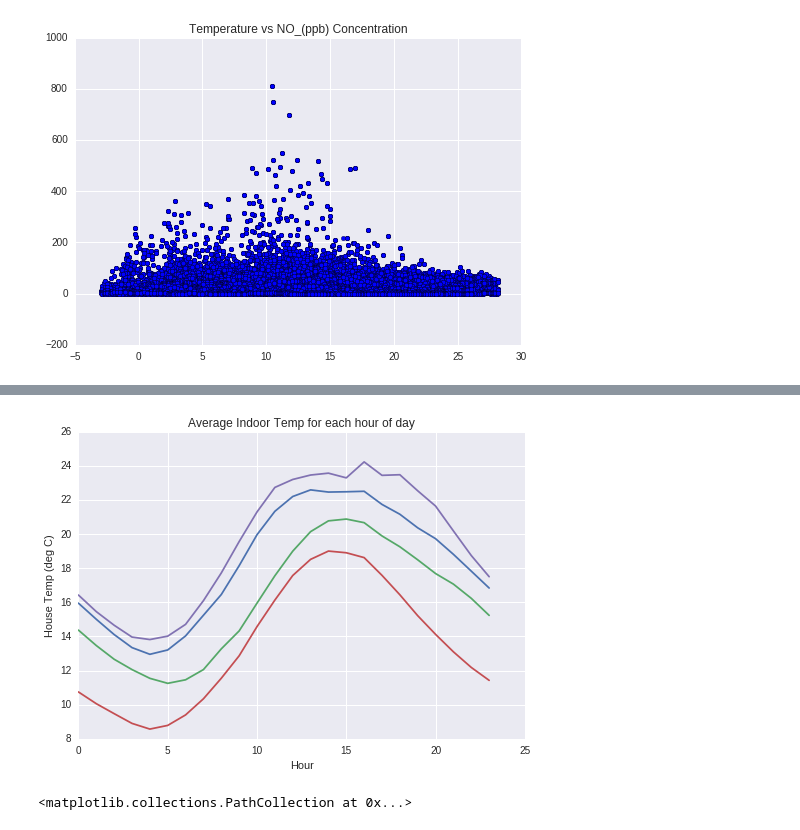
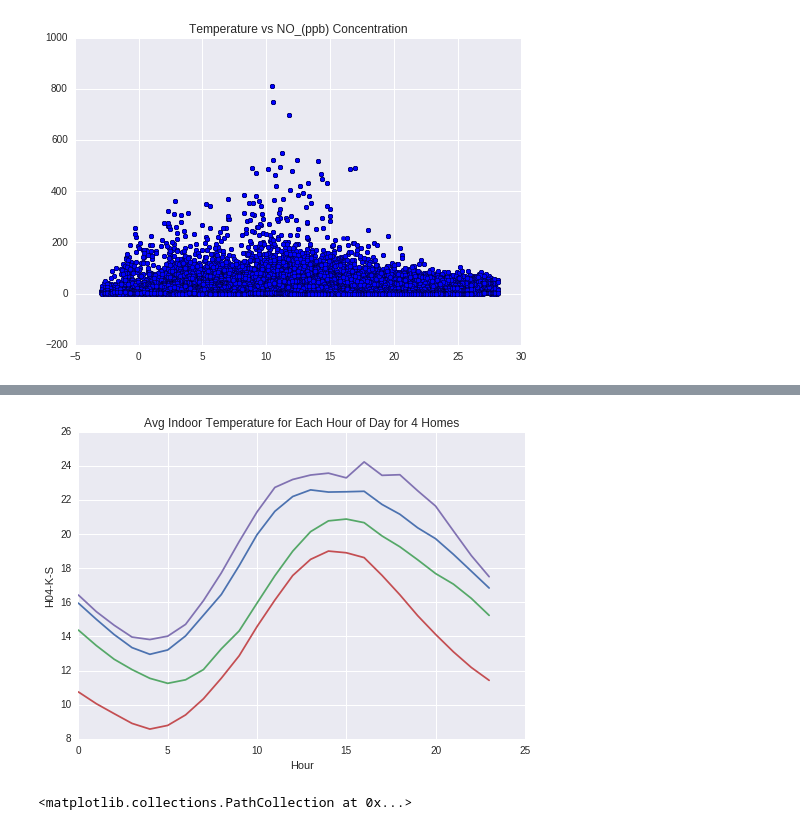
Before and after one commit to BrennaManning/DataScience2016FP, a Jupyter notebook: Beginnings.ipynb, the cells around one changed output, grey strips where cells are left out. Cells and saved outputs as stored; diff of their text form; code cells hidden in the pictures.

```diff
--- a/Beginnings.ipynb
+++ b/Beginnings.ipynb
@@ -185,7 +189,7 @@ scatter_temp_particles(df, 'NO_(ppb)')
 def getmeanfeatureforhour (hourdf, feature):
     res = hourdf[feature].mean()
     return res
-def featurehourplot(df, feature):
+def featurehourplot(df, feature, title):
     #feature for example could be a temperature or pollutant concentration
     dfhour0 = df[df['Hour'] == 0]
     feat0 = getmeanfeatureforhour(dfhour0, feature)
@@ -238,12 +242,12 @@ def featurehourplot(df, feature):
 
     hourlist = [0,1,2,3,4,5,6,7,8,9,10,11,12,13,14,15,16,17,18,19,20,21,22,23]
     featlist = [feat0,feat1,feat2,feat3,feat4,feat5,feat6,feat7,feat8,feat9,feat10,feat11,feat12,feat13,feat14,feat15,feat16,feat17,feat18,feat19,feat20,feat21,feat22,feat23]
-    plt.plot(hourlist, featlist)
+    plt.plot(hourlist, featlist, label=feature)
     plt.legend
     plt.xlabel('Hour')
     if feature[0:1] == 'H0':
         plt.ylabel('House Temp, Degrees C')
     else:
         plt.ylabel(feature)
-    plt.title('Average ' + feature + ' for each hour of day')
+    plt.title(title)
 # %%
@@ -269,10 +273,10 @@ featurehourplot(df, 'SO2_(ppb)')
 # %%
-featurehourplot(df, 'H01-K-E')
-featurehourplot(df, 'H02-K-N')
-featurehourplot(df, 'H03-K-S')
-featurehourplot(df, 'H04-K-S')
+featurehourplot(df, 'H01-K-E', '')
+featurehourplot(df, 'H02-K-N', '')
+featurehourplot(df, 'H03-K-S', '')
+featurehourplot(df, 'H04-K-S', 'Avg Indoor Temperature for Each Hour of Day for 4 Homes')
 # %% [output]
-[figure, old version]
+[figure, new version]
 # %%
 plt.scatter(df['H01-K-E'], df['Dusttraks_(mg/m3)'])
 # %% [output]
```
Also changed, not shown: parts of 23 cells of this notebook.
